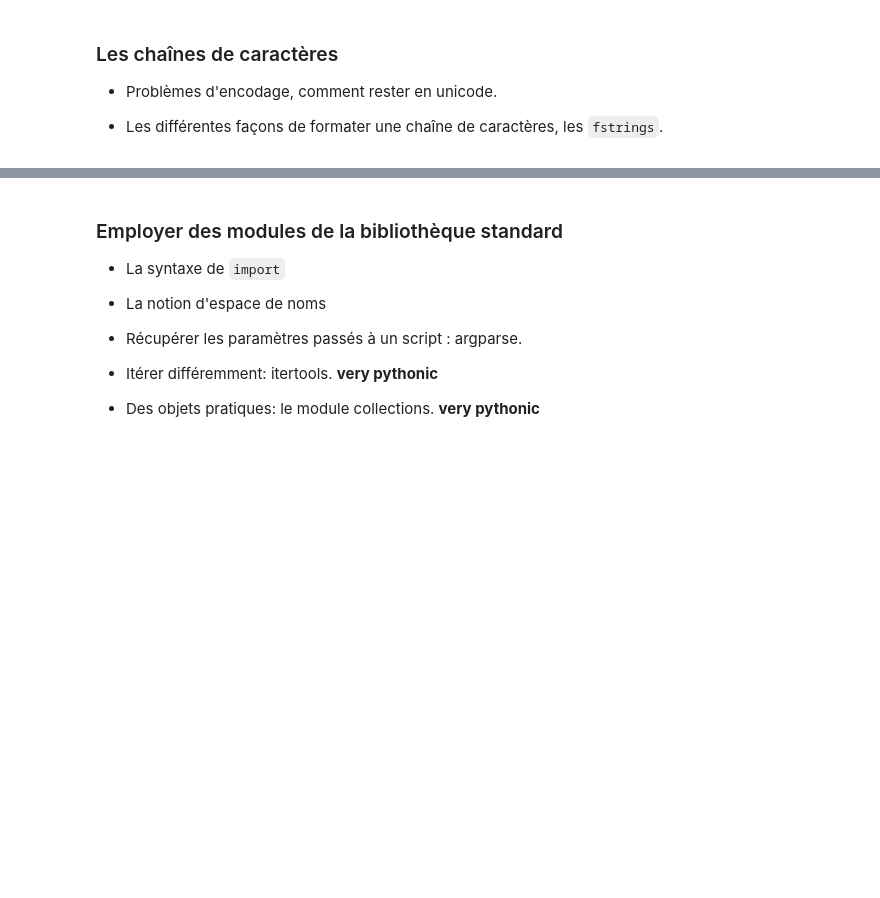
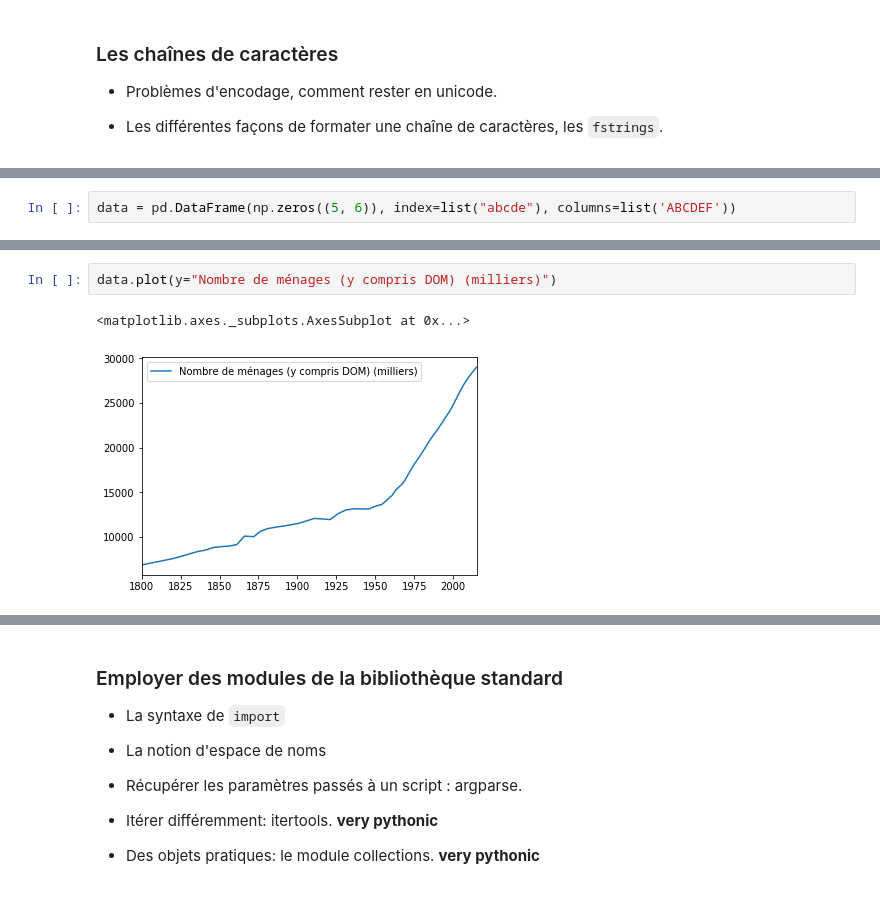
Before and after one commit to glyg/learn_python, a Jupyter notebook: Notes.ipynb, the cells around one changed output, grey strips where cells are left out. Drawn from its saved outputs; the diff is of its cells as text; blank space fills up the shorter version.

```diff
--- a/Notes.ipynb
+++ b/Notes.ipynb
@@ -188,0 +612,2 @@ C'est une des particularités du langage, la façon de parcourir une séquence.
+# %%
+data = pd.DataFrame(np.zeros((5, 6)), index=list("abcde"), columns=list('ABCDEF'))
@@ -188,0 +650,5 @@ C'est une des particularités du langage, la façon de parcourir une séquence.
+# %%
+data.plot(y="Nombre de ménages (y compris DOM) (milliers)")
+# %% [output]
+<matplotlib.axes._subplots.AxesSubplot at 0x...>
+[figure, added]
```
Also changed, not shown: parts of 136 cells of this notebook, 2 other files.
